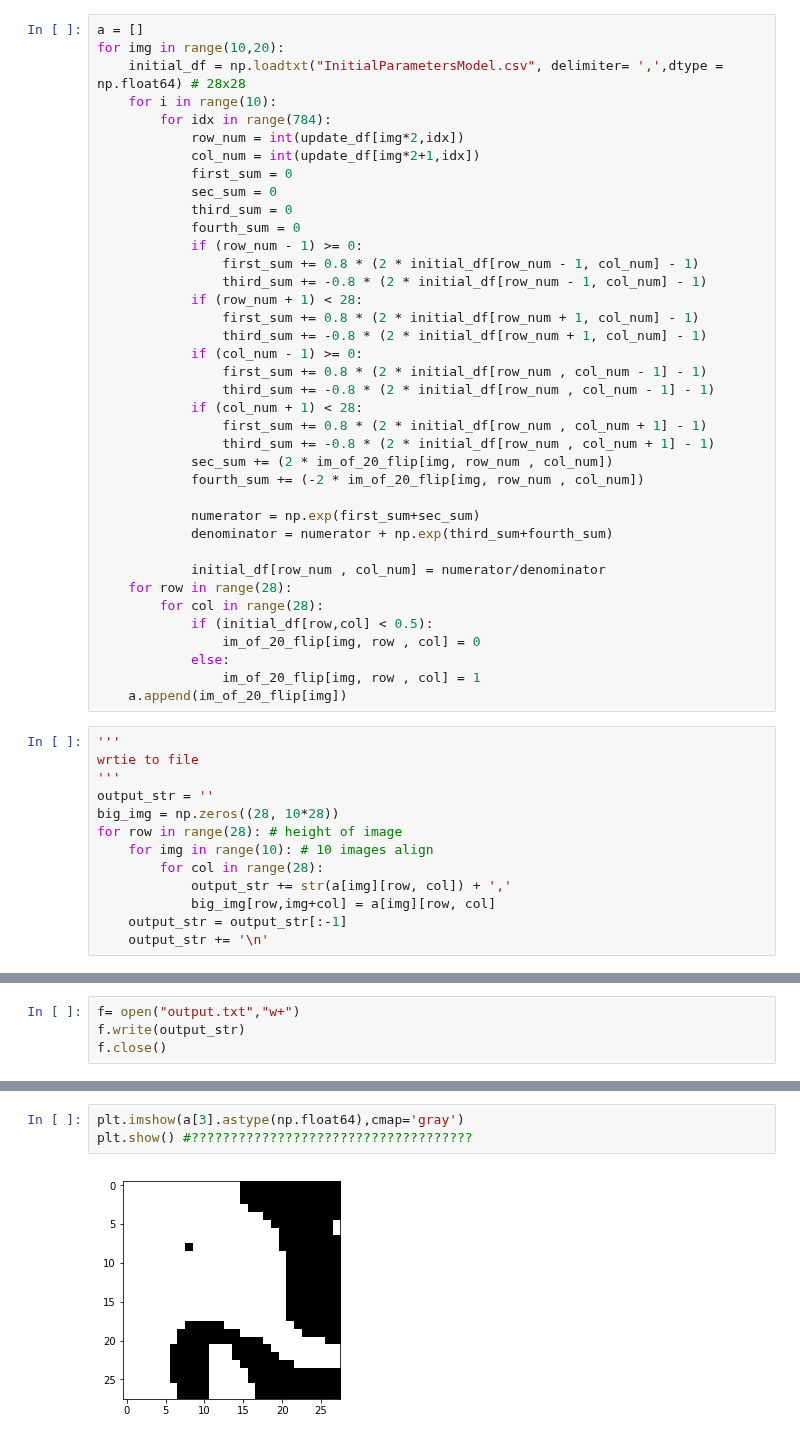
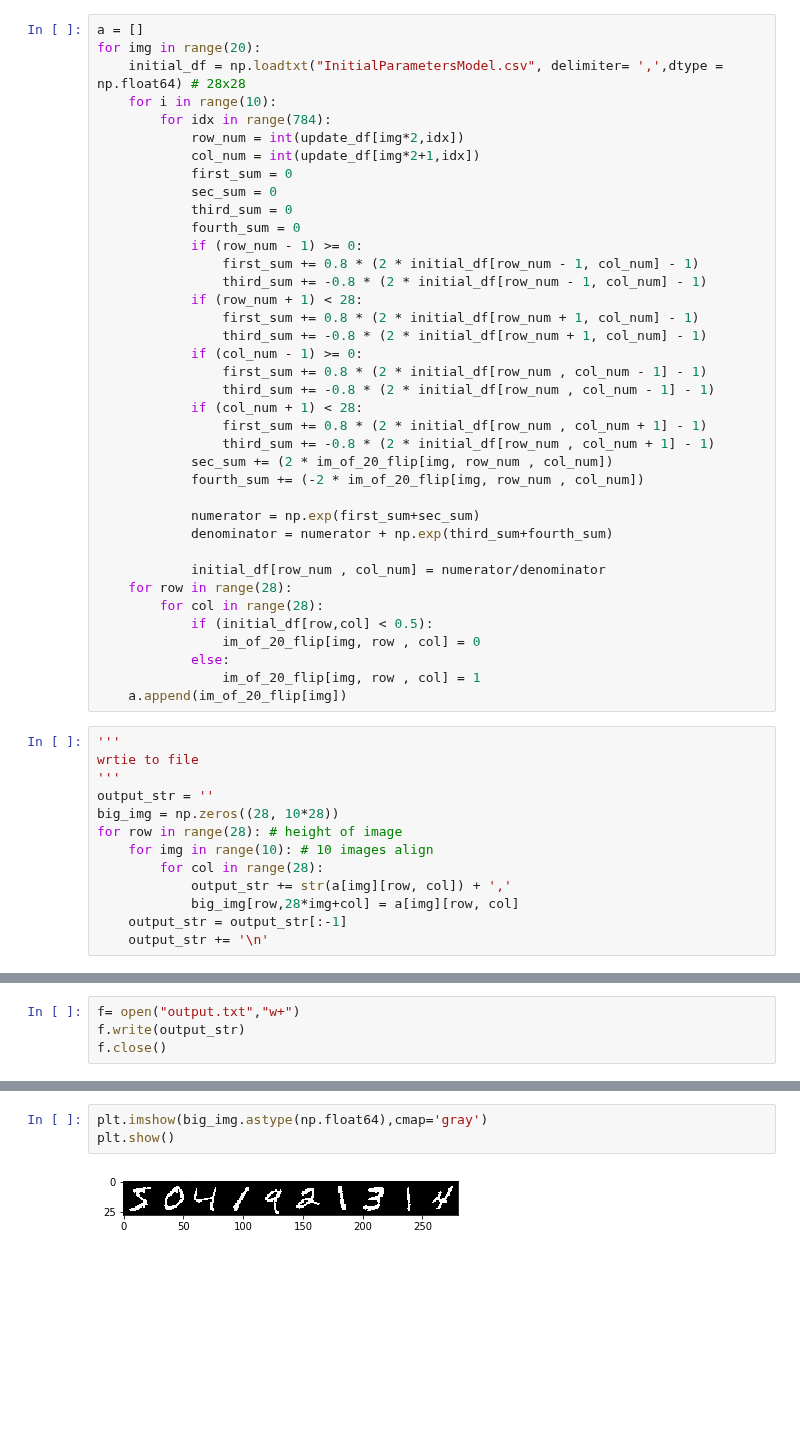
Before and after one commit to lpoon2/CS498-AML, a Jupyter notebook: hw8/hw8.ipynb, the cells around one changed output, grey strips where cells are left out. Drawn from its saved outputs; the diff is of its cells as text; blank space fills up the shorter version.

```diff
--- a/hw8/hw8.ipynb
+++ b/hw8/hw8.ipynb
@@ -255,7 +255,7 @@ np.savetxt("outputEnergy.csv", energy_list, delimiter=',', fmt='%.12g')
 ### Step 5 - Displaying the reconstructed images (Image 11 - 19)
 # %%
 a = []
-for img in range(10,20):
+for img in range(20):
     initial_df = np.loadtxt("InitialParametersModel.csv", delimiter= ',',dtype = np.float64) # 28x28
     for i in range(10):
         for idx in range(784):
@@ -301,6 +301,6 @@ for row in range(28): # height of image
     for img in range(10): # 10 images align
         for col in range(28):
             output_str += str(a[img][row, col]) + ','
-            big_img[row,img+col] = a[img][row, col]
+            big_img[row,28*img+col] = a[img][row, col]
     output_str = output_str[:-1]
     output_str += '\n'
@@ -315,5 +329,5 @@ f.close()
 # %%
-plt.imshow(a[3].astype(np.float64),cmap='gray')
-plt.show() #????????????????????????????????????
+plt.imshow(big_img.astype(np.float64),cmap='gray')
+plt.show()
 # %% [output]
-[figure, old version]
+[figure, new version]
```
Also changed, not shown: parts of 2 cells of this notebook, 2 other files.
